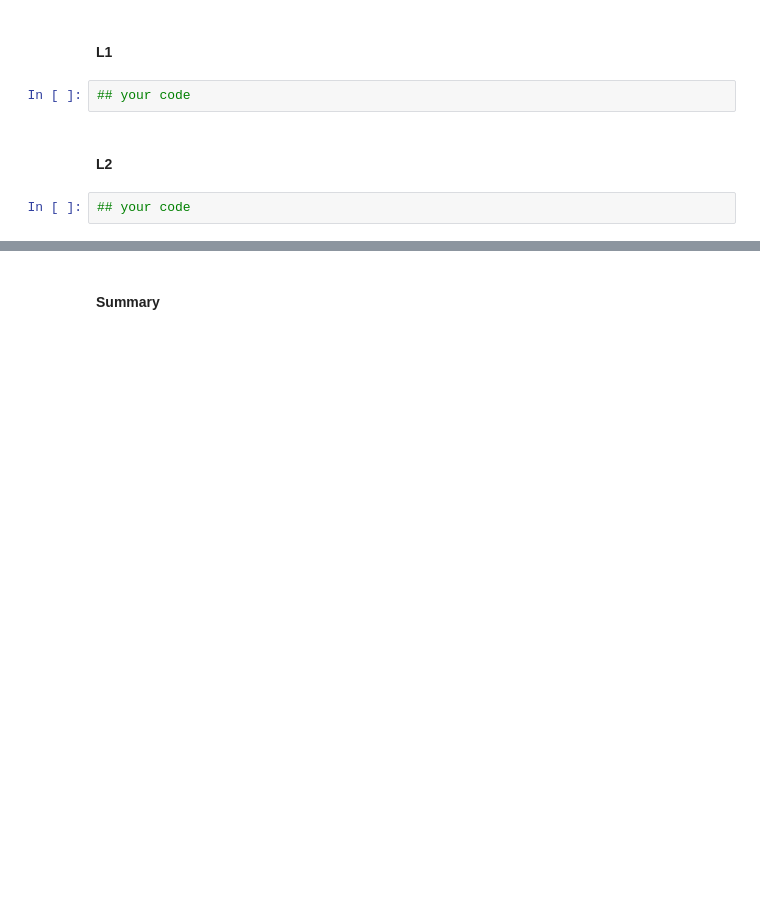
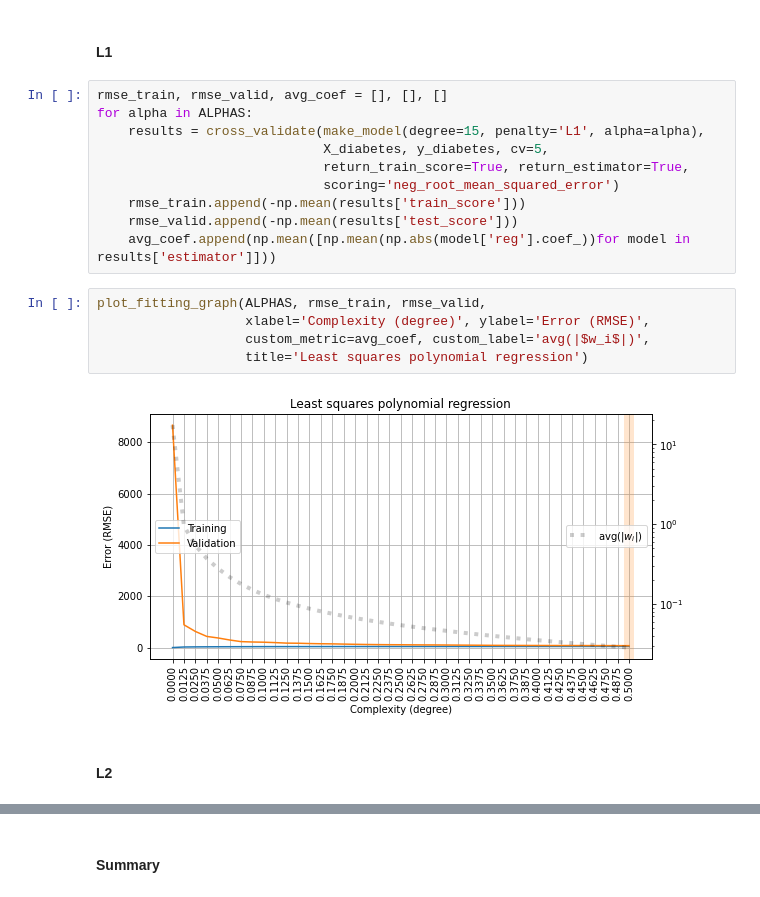
Before and after one commit to liriannamiller/rs_course, a Jupyter notebook: overfitting_regularization.ipynb, the cells around one changed output, grey strips where cells are left out. Saved outputs shown, nothing was run; the diff lists cells and outputs as text; blank space fills up the shorter version.

```diff
--- a/overfitting_regularization.ipynb
+++ b/overfitting_regularization.ipynb
@@ -392,9 +466,22 @@ Is it indeed happening?
 Please do a discovery on your own and find that out empirically (both for **L1** and **L2**). Let's use `degree=15` and `alpha` from `ALPHAS`.
 # %% [markdown]
 #### L1
-# %%
-## your code
+# %%
+rmse_train, rmse_valid, avg_coef = [], [], []
+for alpha in ALPHAS:
+    results = cross_validate(make_model(degree=15, penalty='L1', alpha=alpha),
+                             X_diabetes, y_diabetes, cv=5,
+                             return_train_score=True, return_estimator=True,
+                             scoring='neg_root_mean_squared_error')
+    rmse_train.append(-np.mean(results['train_score']))
+    rmse_valid.append(-np.mean(results['test_score']))
+    avg_coef.append(np.mean([np.mean(np.abs(model['reg'].coef_))for model in results['estimator']]))
+# %%
+plot_fitting_graph(ALPHAS, rmse_train, rmse_valid,
+                   xlabel='Complexity (degree)', ylabel='Error (RMSE)',
+                   custom_metric=avg_coef, custom_label='avg(|$w_i$|)',
+                   title='Least squares polynomial regression')
+# %% [output]
+[figure, added]
 # %% [markdown]
 #### L2
-# %%
-## your code
```
Also changed, not shown: parts of 34 cells of this notebook.
